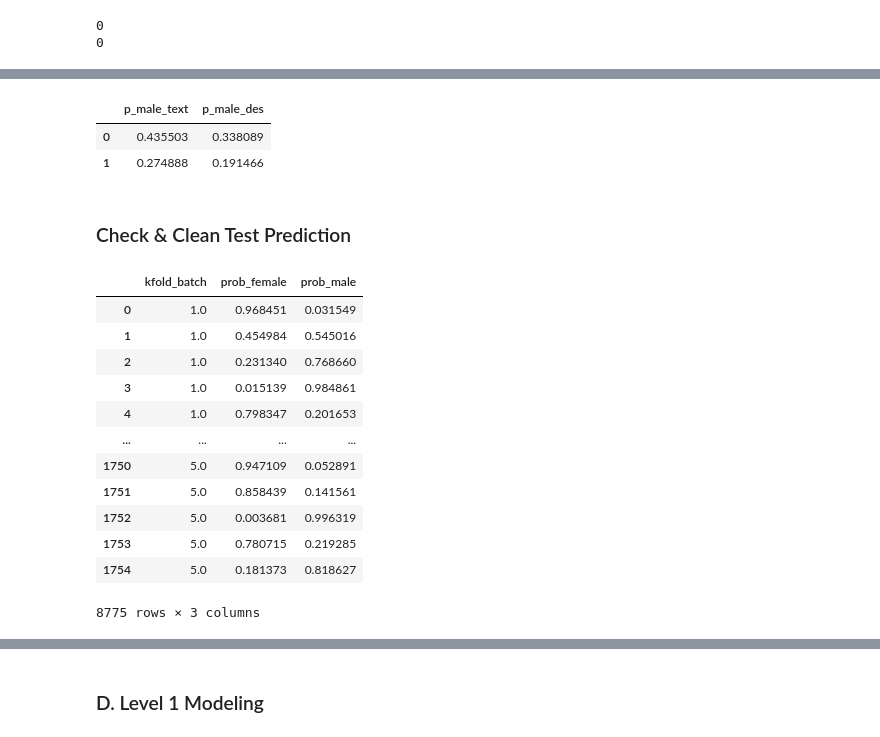
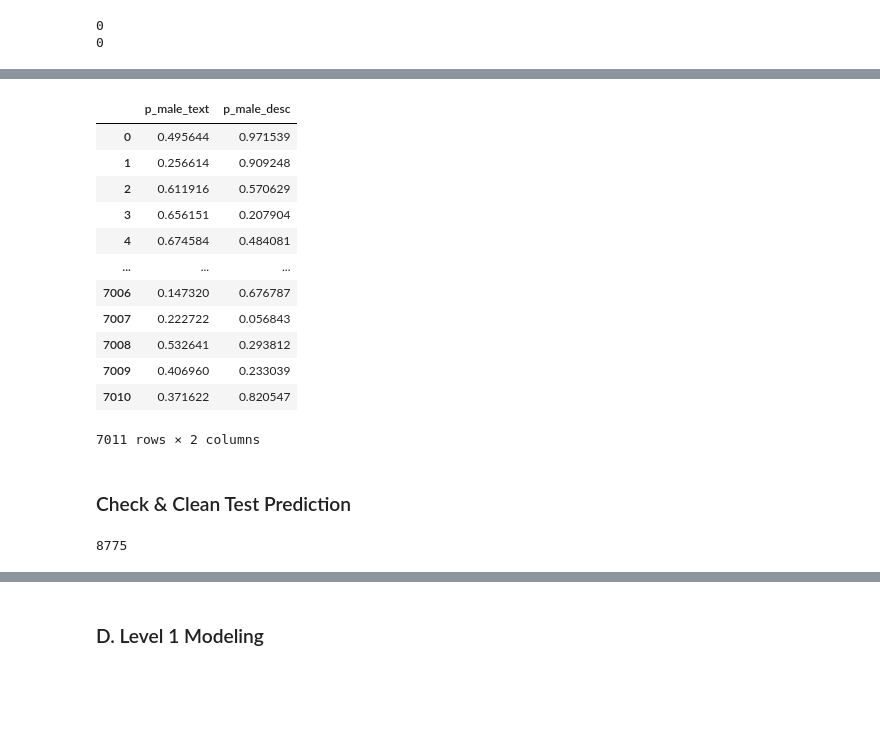
Before and after one commit to Liam-LT/NLP-TweetProfiler, a Jupyter notebook: Model1.ipynb, the cells around one changed output, grey strips where cells are left out. Drawn from its saved outputs; the diff is of its cells as text; code cells hidden in the pictures; blank space fills up the shorter version.

```diff
--- a/Model1.ipynb
+++ b/Model1.ipynb
@@ -359,27 +346,26 @@ kfold_train_df.head(2)
 # %%
 kfold_train_df = kfold_train_df[['prob_male_x', 'prob_male_y']]
-kfold_train_df.rename(columns = {'prob_male_x': 'p_male_text', 'prob_male_y': 'p_male_des'}, inplace= True)
-kfold_train_df.head(2)
+kfold_train_df.rename(columns = {'prob_male_x': 'p_male_text', 'prob_male_y': 'p_male_desc'}, inplace= True)
-# %% [output]
-|  | p_male_text | p_male_des |
-| 0 | 0.435503 | 0.338089 |
-| 1 | 0.274888 | 0.191466 |
+# %%
+kfold_train_df
+# %% [output]
+|  | p_male_text | p_male_desc |
+| 0 | 0.495644 | 0.971539 |
+| 1 | 0.256614 | 0.909248 |
+| 2 | 0.611916 | 0.570629 |
+| 3 | 0.656151 | 0.207904 |
+| 4 | 0.674584 | 0.484081 |
+| ... | ... | ... |
+| 7006 | 0.147320 | 0.676787 |
+| 7007 | 0.222722 | 0.056843 |
+| 7008 | 0.532641 | 0.293812 |
+| 7009 | 0.406960 | 0.233039 |
+| 7010 | 0.371622 | 0.820547 |
+7011 rows × 2 columns
 # %% [markdown]
 ### Check & Clean Test Prediction
-# %%
-oof_text
-# %% [output]
-|  | kfold_batch | prob_female | prob_male |
-| 0 | 1.0 | 0.968451 | 0.031549 |
-| 1 | 1.0 | 0.454984 | 0.545016 |
-| 2 | 1.0 | 0.231340 | 0.768660 |
-| 3 | 1.0 | 0.015139 | 0.984861 |
-| 4 | 1.0 | 0.798347 | 0.201653 |
-| ... | ... | ... | ... |
-| 1750 | 5.0 | 0.947109 | 0.052891 |
-| 1751 | 5.0 | 0.858439 | 0.141561 |
-| 1752 | 5.0 | 0.003681 | 0.996319 |
-| 1753 | 5.0 | 0.780715 | 0.219285 |
-| 1754 | 5.0 | 0.181373 | 0.818627 |
-8775 rows × 3 columns
+# %%
+1755*5
+# %% [output]
+8775
 # %%
```
Also changed, not shown: parts of 43 cells of this notebook.
